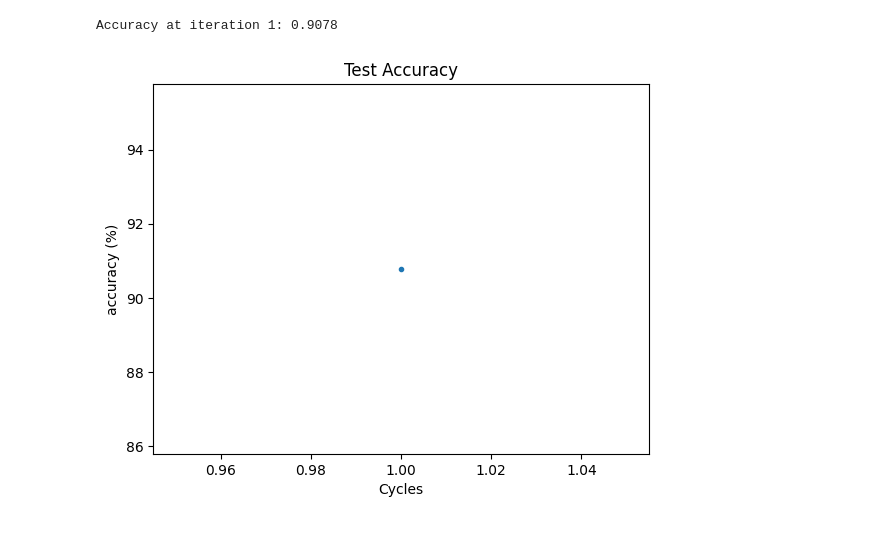
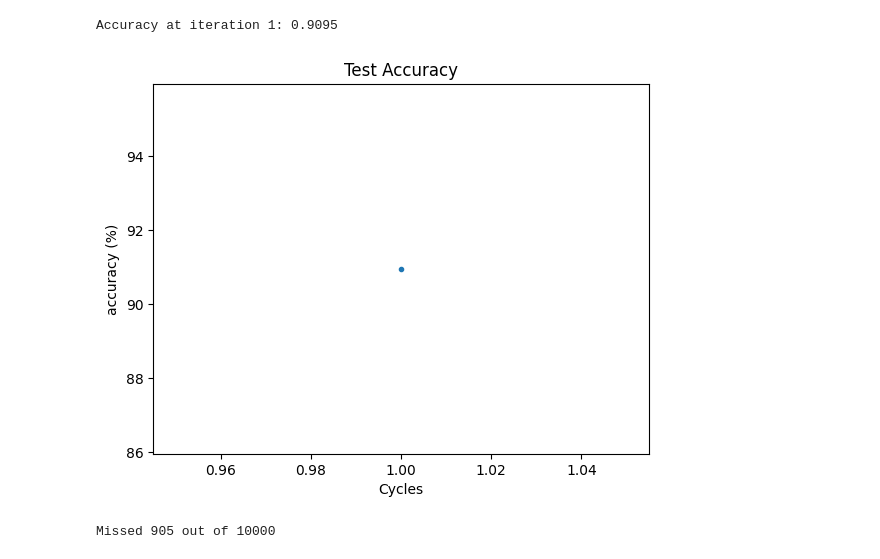
Before and after one commit to step-cheng/mnist_from_scratch, a Jupyter notebook: mnist_scratch.ipynb, the cells around one changed output. Saved outputs shown, nothing was run; the diff lists cells and outputs as text; code cells hidden in the pictures.

Commit message:
Added misses() that returns the images the machine learning model missed. Refined some code

```diff
--- a/mnist_scratch.ipynb
+++ b/mnist_scratch.ipynb
@@ -104,8 +100,20 @@ def accuracy(A, Y):
   assert A.shape == Y.shape
   pred = np.zeros_like(A)
   pred[np.argmax(A, axis = 0), range(A.shape[1])] = 1
-  acc = np.count_nonzero(pred + Y == 2) / Y.shape[1]
+  results = np.max(pred + Y, axis = 0) == 2
+
+  acc = np.count_nonzero(results) / results.size
   return acc
+
+def find_misses(A, Y):
+  assert A.shape == Y.shape
+  pred = np.zeros_like(A)
+  pred[np.argmax(A, axis = 0), range(pred.shape[1])] = 1
+  results = np.max(pred + Y, axis = 0) == 2
+
+  miss_ind = np.where(results == False)[0].tolist()
+  miss_guess = [np.argmax(pred, axis = 0)[m] for m in miss_ind]
+  return miss_ind, miss_guess
 # %%
 def relu_deriv(A):
   return A > 0
@@ -160,6 +167,8 @@ def model(img_data, label_data, num_batches, iterations = 1, rate = 0.01, dims =
 
   L = len(params)//2
   accuracies = []
+  missed_inds = []
+  missed_guesses = []
 
   # training data
   if train:
@@ -186,8 +195,11 @@ def model(img_data, label_data, num_batches, iterations = 1, rate = 0.01, dims =
         acc = accuracy(forward['A'+str(L)], label_data[:,j*batch_size:(j+1)*batch_size])
         accuracies.append(acc)
 
-        # grads = back_pass(forward, params, label_data[:,j*batch_size:(j+1)*batch_size])
-        # params = learn(grads, params, rate)
+        miss_ind, miss_guess = find_misses(forward['A'+str(L)], label_data[:,j*batch_size:(j+1)*batch_size])
+        missed_inds += [j*batch_size + m for m in miss_ind]
+        missed_guesses += [m for m in miss_guess]
+        assert len(missed_inds) == len(missed_guesses)
+
         print(f'Accuracy at iteration {j+1}: {accuracies[j]}')
 
   plt.figure()
@@ -197,7 +209,7 @@ def model(img_data, label_data, num_batches, iterations = 1, rate = 0.01, dims =
   plt.plot(range(1,len(accuracies)+1), [100*a for a in accuracies], marker = '.')
   plt.show()
 
-  return params
+  return params, missed_inds, missed_guesses
 # %%
 # train data
 
@@ -206,5 +218,5 @@ batches = 1
 iterations = 300
 rate = 0.05
 
-params = model(train_imgs, train_labels, batches, iterations, rate, dimensions)
+params = model(train_imgs, train_labels, batches, iterations, rate, dimensions)[0]
 # %% [output]
@@ -229,8 +241,10 @@ Training Time: 419.48502016067505 s
 # %%
 # validate data
 batches = 1
 
-params = model(val_imgs, val_labels, batches, params = params, train = False)
+params, val_missed_inds, val_missed_guesses = model(val_imgs, val_labels, batches, params = params, train = False)
+print(f'Missed {len(val_missed_inds)} out of {val_imgs.shape[1]}')
 # %% [output]
-Accuracy at iteration 1: 0.9078
+Accuracy at iteration 1: 0.9095
-[figure, old version]
+[figure, new version]
+Missed 905 out of 10000
```
Also changed, not shown: parts of 7 cells of this notebook.
